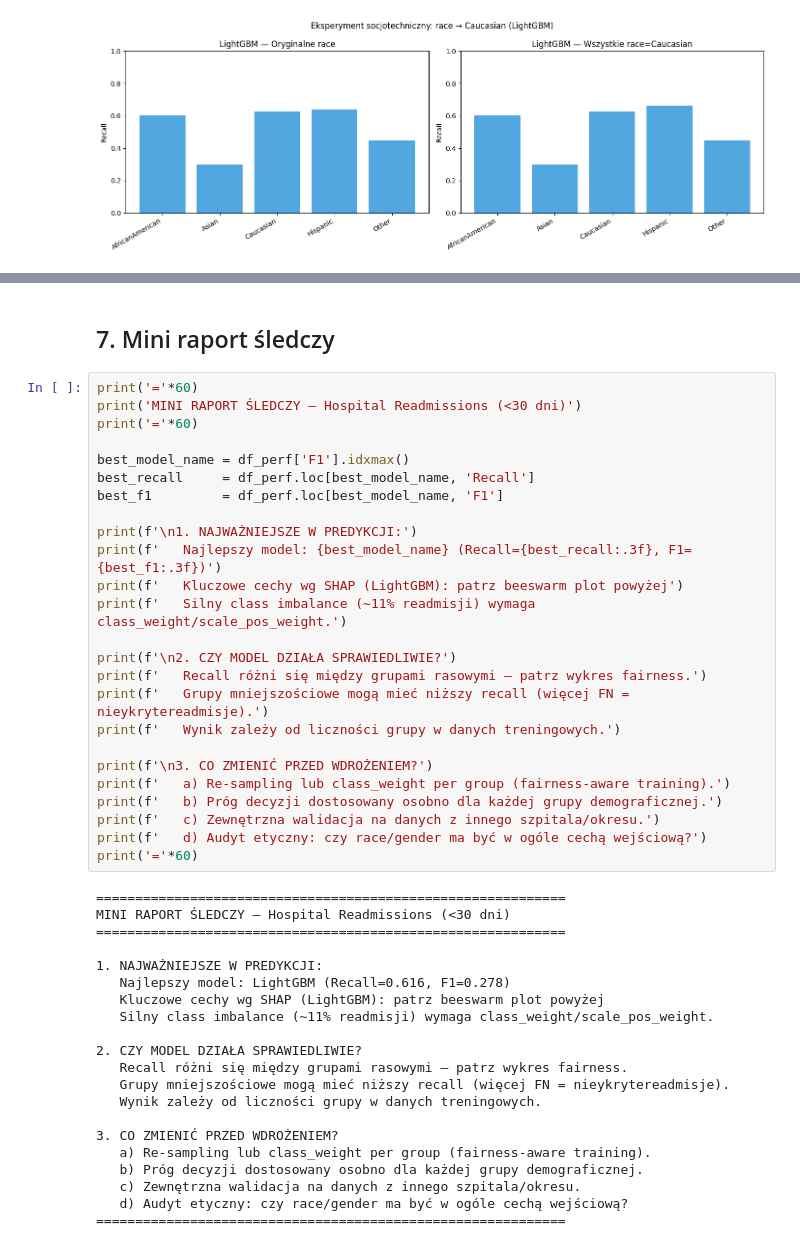
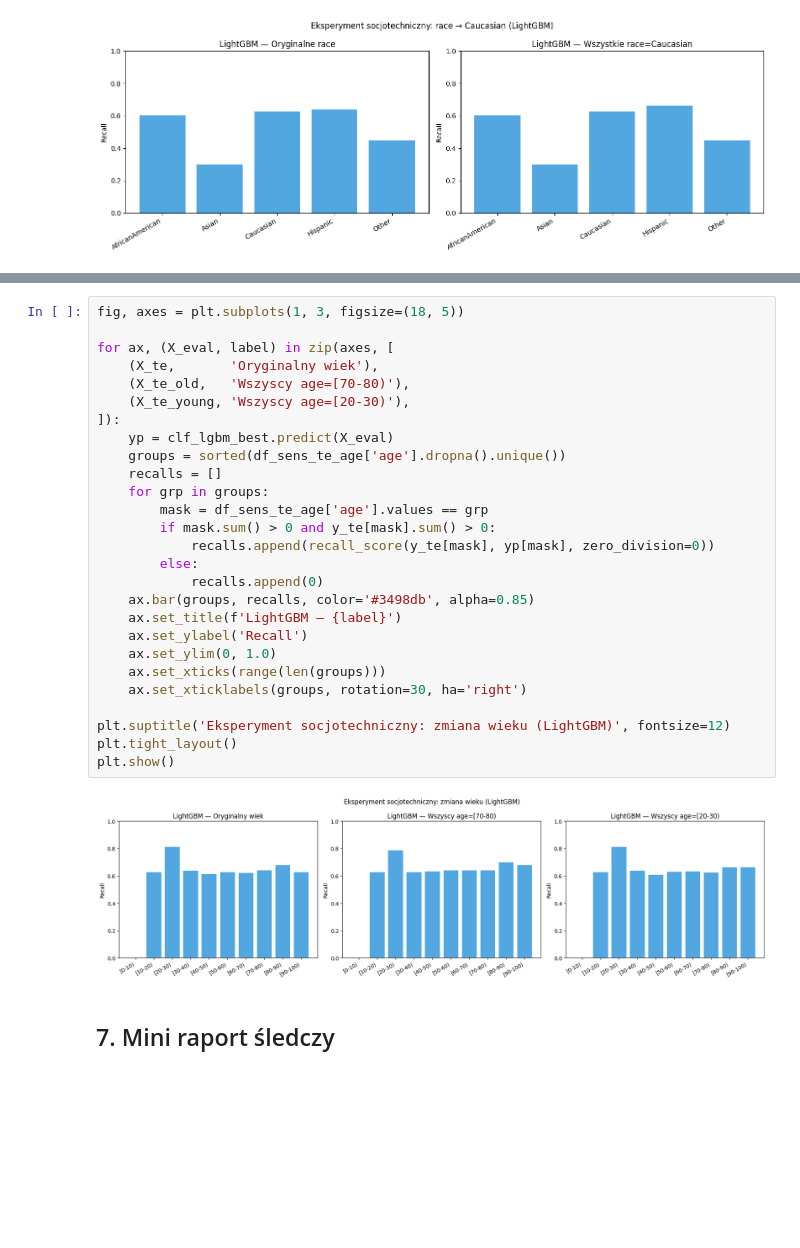
Before and after one commit to mikolaj-olesinski/Machine-Learning-PWR, a Jupyter notebook: lista5/lab5.ipynb, the cells around one changed output, grey strips where cells are left out. Saved outputs shown, nothing was run; the diff lists cells and outputs as text; blank space fills up the shorter version.

```diff
--- a/lista5/lab5.ipynb
+++ b/lista5/lab5.ipynb
@@ -835,48 +1043,31 @@ if race_available:
+# %%
+fig, axes = plt.subplots(1, 3, figsize=(18, 5))
+
+for ax, (X_eval, label) in zip(axes, [
+    (X_te,       'Oryginalny wiek'),
+    (X_te_old,   'Wszyscy age=[70-80)'),
+    (X_te_young, 'Wszyscy age=[20-30)'),
+]):
+    yp = clf_lgbm_best.predict(X_eval)
+    groups = sorted(df_sens_te_age['age'].dropna().unique())
+    recalls = []
+    for grp in groups:
+        mask = df_sens_te_age['age'].values == grp
+        if mask.sum() > 0 and y_te[mask].sum() > 0:
+            recalls.append(recall_score(y_te[mask], yp[mask], zero_division=0))
+        else:
+            recalls.append(0)
+    ax.bar(groups, recalls, color='#3498db', alpha=0.85)
+    ax.set_title(f'LightGBM — {label}')
+    ax.set_ylabel('Recall')
+    ax.set_ylim(0, 1.0)
+    ax.set_xticks(range(len(groups)))
+    ax.set_xticklabels(groups, rotation=30, ha='right')
+
+plt.suptitle('Eksperyment socjotechniczny: zmiana wieku (LightGBM)', fontsize=12)
+plt.tight_layout()
+plt.show()
+# %% [output]
+[figure, added]
 # %% [markdown]
 ## 7. Mini raport śledczy
-# %%
-print('='*60)
-print('MINI RAPORT ŚLEDCZY — Hospital Readmissions (<30 dni)')
-print('='*60)
-
-best_model_name = df_perf['F1'].idxmax()
-best_recall     = df_perf.loc[best_model_name, 'Recall']
-best_f1         = df_perf.loc[best_model_name, 'F1']
-
-print(f'\n1. NAJWAŻNIEJSZE W PREDYKCJI:')
-print(f'   Najlepszy model: {best_model_name} (Recall={best_recall:.3f}, F1={best_f1:.3f})')
-print(f'   Kluczowe cechy wg SHAP (LightGBM): patrz beeswarm plot powyżej')
-print(f'   Silny class imbalance (~11% readmisji) wymaga class_weight/scale_pos_weight.')
-
-print(f'\n2. CZY MODEL DZIAŁA SPRAWIEDLIWIE?')
-print(f'   Recall różni się między grupami rasowymi — patrz wykres fairness.')
-print(f'   Grupy mniejszościowe mogą mieć niższy recall (więcej FN = nieykrytereadmisje).')
-print(f'   Wynik zależy od liczności grupy w danych treningowych.')
-
-print(f'\n3. CO ZMIENIĆ PRZED WDROŻENIEM?')
-print(f'   a) Re-sampling lub class_weight per group (fairness-aware training).')
-print(f'   b) Próg decyzji dostosowany osobno dla każdej grupy demograficznej.')
-print(f'   c) Zewnętrzna walidacja na danych z innego szpitala/okresu.')
-print(f'   d) Audyt etyczny: czy race/gender ma być w ogóle cechą wejściową?')
-print('='*60)
-# %% [output]
-============================================================
-MINI RAPORT ŚLEDCZY — Hospital Readmissions (<30 dni)
-============================================================
-
-1. NAJWAŻNIEJSZE W PREDYKCJI:
-   Najlepszy model: LightGBM (Recall=0.616, F1=0.278)
-   Kluczowe cechy wg SHAP (LightGBM): patrz beeswarm plot powyżej
-   Silny class imbalance (~11% readmisji) wymaga class_weight/scale_pos_weight.
-
-2. CZY MODEL DZIAŁA SPRAWIEDLIWIE?
-   Recall różni się między grupami rasowymi — patrz wykres fairness.
-   Grupy mniejszościowe mogą mieć niższy recall (więcej FN = nieykrytereadmisje).
-   Wynik zależy od liczności grupy w danych treningowych.
-
-3. CO ZMIENIĆ PRZED WDROŻENIEM?
-   a) Re-sampling lub class_weight per group (fairness-aware training).
-   b) Próg decyzji dostosowany osobno dla każdej grupy demograficznej.
-   c) Zewnętrzna walidacja na danych z innego szpitala/okresu.
-   d) Audyt etyczny: czy race/gender ma być w ogóle cechą wejściową?
-============================================================
```
Also changed, not shown: parts of 32 cells of this notebook.
